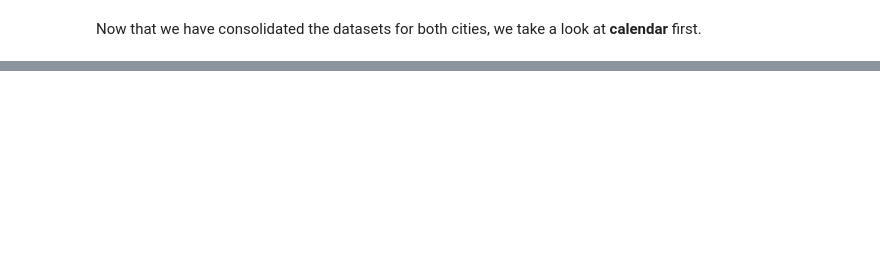
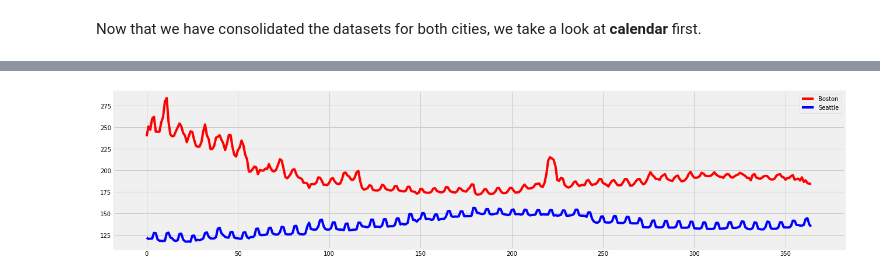
Before and after one commit to emiliozamorano15/dsblog_airbnb, a Jupyter notebook: notebooks/01-eza-initial-data-exploration.ipynb, the cells around one changed output, grey strips where cells are left out. Drawn from its saved outputs; the diff is of its cells as text; code cells hidden in the pictures; blank space fills up the shorter version.

```diff
--- a/notebooks/01-eza-initial-data-exploration.ipynb
+++ b/notebooks/01-eza-initial-data-exploration.ipynb
@@ -103,0 +118,11 @@ dtype: float64
+# %%
+start_date_boston = avg_price.loc[avg_price['city'] == 'Boston', 'date'].min()
+start_date_seattle = avg_price.loc[avg_price['city'] == 'Seattle', 'date'].min()
+print('Start of the observations in Boston:{}'.format(start_date_boston))
+print('Start of the observations in Seattle:{}'.format(start_date_seattle))
+avg_price['norm_days'] = np.where(avg_price['city']=="Boston",
+                                 avg_price['date'] - start_date_boston,
+                                 avg_price['date'] - start_date_seattle
+                                 )
+avg_price['norm_days'] = avg_price['norm_days'].dt.days.astype('int16')
+# avg_price['delta'] = avg_price.loc[avg_price['city'] == 'Boston']['price'] - avg_price.loc[avg_price['city'] == 'Seattle']['price']
@@ -103,0 +132,14 @@ dtype: float64
+# %%
+plt.figure(figsize = [20, 5])
+plt.plot(avg_price.loc[avg_price['city'] == 'Boston']['norm_days']
+            , avg_price.loc[avg_price['city'] == 'Boston']['price']
+            , color = "red"
+            , label = 'Boston')
+plt.plot(avg_price.loc[avg_price['city'] == 'Seattle']['norm_days']
+            , avg_price.loc[avg_price['city'] == 'Seattle']['price']
+            , color = "blue"
+            , label = 'Seattle')
+plt.legend()
+plt.show()
+# %% [output]
+[figure, added]
```
Also changed, not shown: parts of 27 cells of this notebook, 5 other files.
